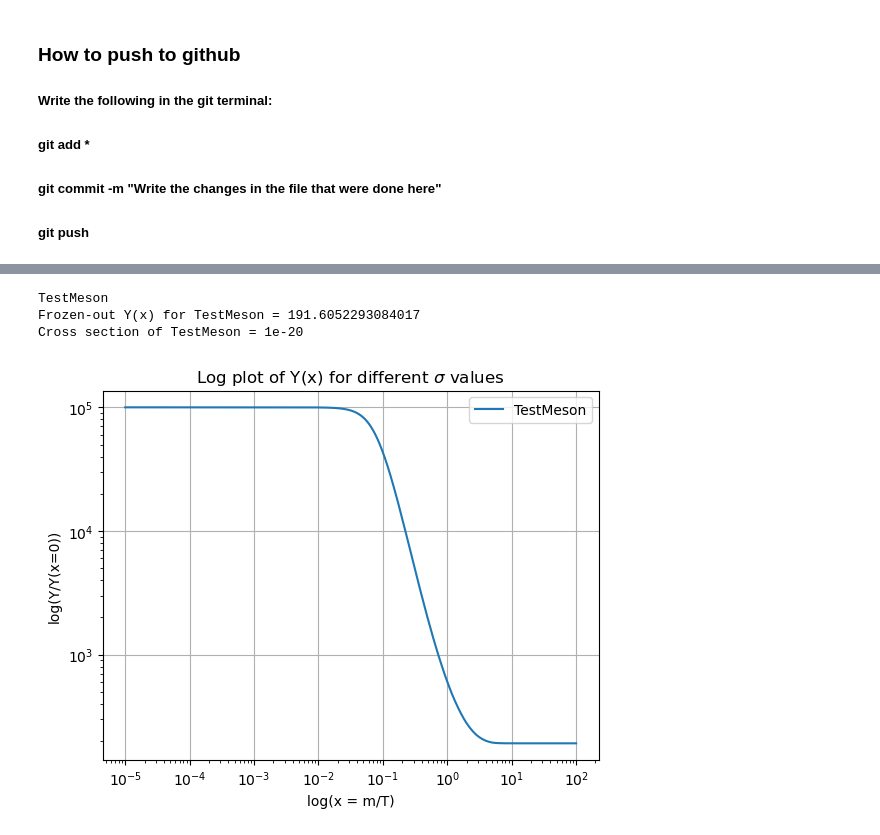
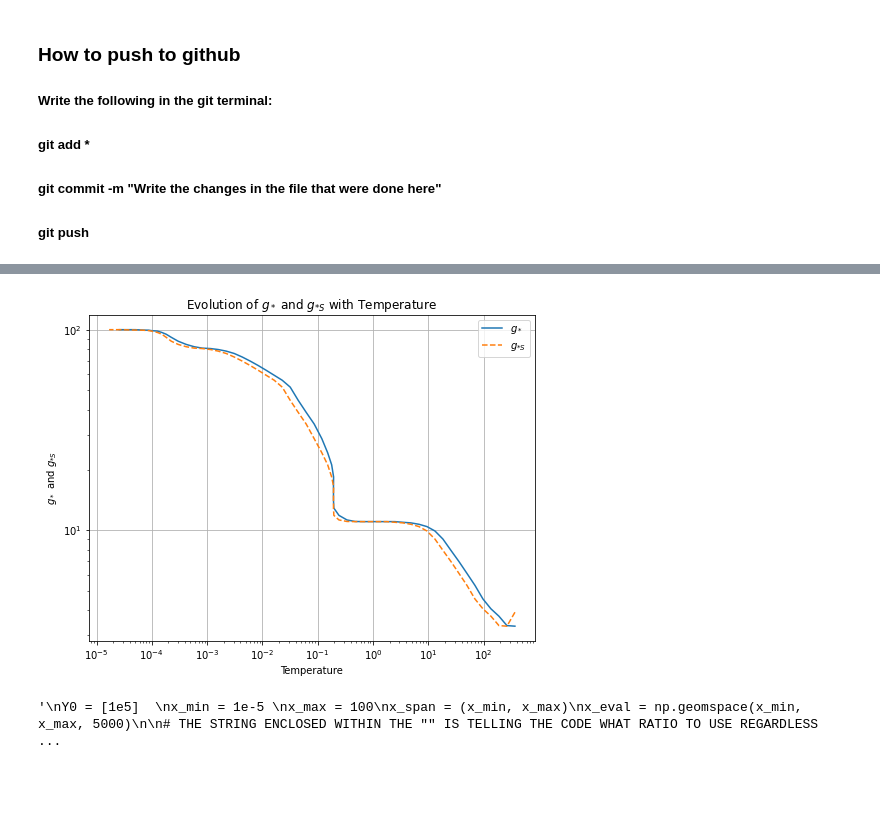
Before and after one commit to IgalPress/Thesis, a Jupyter notebook: FreezeOutCode.ipynb, the cells around one changed output, grey strips where cells are left out. Cells and saved outputs as stored; diff of their text form; code cells hidden in the pictures; blank space fills up the shorter version.

```diff
--- a/FreezeOutCode.ipynb
+++ b/FreezeOutCode.ipynb
@@ -26,7 +43,41 @@ with open('GstarS.csv', 'r') as f:
+# %%
+# Load the data
+Gstar_df = pd.read_csv("Gstar.csv", header = None)
+GstarS_df = pd.read_csv("GstarS.csv", header = None)
+
+# Convert to dictionaries while preserving order
+Gstar = dict(zip(Gstar_df.iloc[:, 0], Gstar_df.iloc[:, 1]))
+GstarS = dict(zip(GstarS_df.iloc[:, 0], GstarS_df.iloc[:, 1]))
+
+
+# Extract temperature values and corresponding function values in original order
+temps_Gstar = Gstar_df.iloc[:, 0].values  # Keep order from CSV
+values_Gstar = np.flip(Gstar_df.iloc[:, 1].values)
+
+temps_GstarS = GstarS_df.iloc[:, 0].values  # Keep order from CSV
+values_GstarS = np.flip(GstarS_df.iloc[:, 1].values)
+
+# Plot the functions
+plt.figure(figsize=(8, 6))
+plt.plot(temps_Gstar, values_Gstar, label="$g_*$", linestyle="-")
+plt.plot(temps_GstarS, values_GstarS, label="$g_{*S}$", linestyle="--")
+plt.xscale('log')
+
+plt.yscale('log')
+
+# Labels and title
+plt.xlabel("Temperature")
+plt.ylabel("$g_*$ and $g_{*S}$")
+plt.title("Evolution of $g_*$ and $g_{*S}$ with Temperature")
+plt.legend()
+plt.grid(True)
+
+# Show the plot
+plt.show()
+# %% [output]
+[figure, new version]
 # %%
-%run FreezeOutFunctions.ipynb
-%run CrossSectionFunctions.ipynb
-
+"""
 Y0 = [1e5]
 x_min = 1e-5
 x_max = 100
@@ -43,12 +94,16 @@ for particle, sigma_value in sigma_values.items():
     sol = solve_ivp(lambda x, Y: dYdx(x, Y, particle), x_span, Y0, t_eval=x_eval)
     print(particle)
 
+    sol_Y0 = solve_ivp(lambda x, Y: dYdx(1, Y, particle), x_span, Y0, dense_output=True)
+    y0 = lambda Y: sol_Y0.sol(Y)[0]
+    print(f'y(0) = {y0(0)}')
+
     # Number of frozen-out DM particles
     Y_frozen = sol.y[0, -1]
     print(f'Frozen-out Y(x) for {particle} = {Y_frozen}')
     print(f'Cross section of {particle} = {sigma_value}')
 
-    plt.plot(sol.t, sol.y[0], label=f'{particle}')
+    plt.plot(sol.t, sol.y[0]/y0(0), label=f'{particle}')
 
 # Plot configurations
 plt.yscale('log')
@@ -61,9 +116,7 @@ plt.grid(True)
 #plt.savefig('DifferentSigmaSValues.png', facecolor='w')
 
 plt.show()
+"""
 # %% [output]
-TestMeson
-Frozen-out Y(x) for TestMeson = 191.6052293084017
-Cross section of TestMeson = 1e-20
+'\nY0 = [1e5]  \nx_min = 1e-5 \nx_max = 100\nx_span = (x_min, x_max)\nx_eval = np.geomspace(x_min, x_max, 5000)\n\n# THE STRING ENCLOSED WITHIN THE "" IS TELLING THE CODE WHAT RATIO TO USE REGARDLESS  ...
-[figure, removed]
 # %%
```
Also changed, not shown: parts of 9 cells of this notebook, 4 other files.
